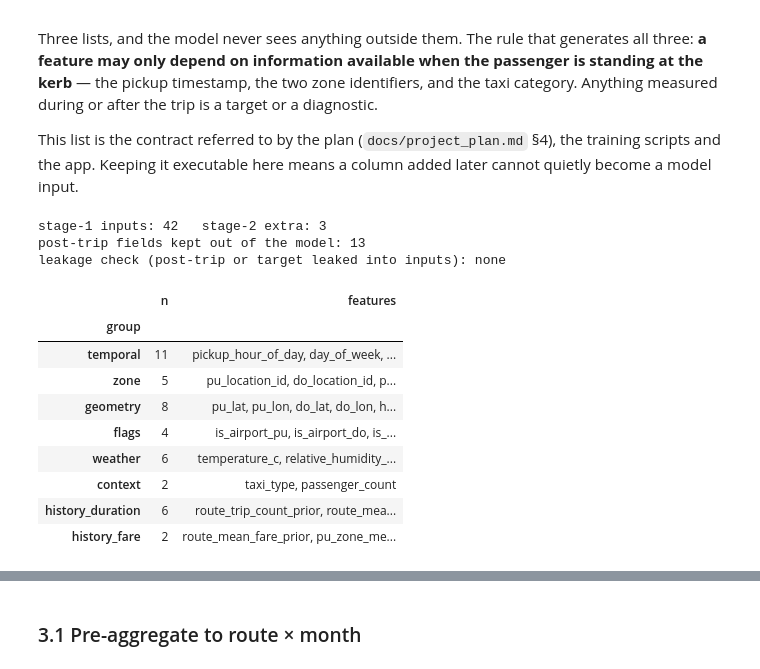
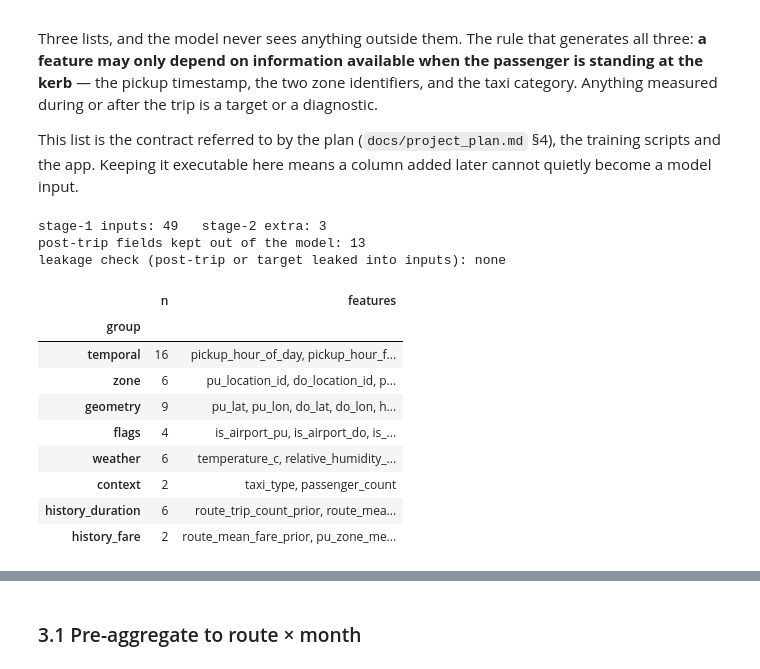
Before and after one commit to Shreyit/nyc-taxi-ml, a Jupyter notebook: notebooks/03_data_preprocessing_and_feature_engineering.ipynb, the cells around one changed output, grey strips where cells are left out. Cells and saved outputs as stored; diff of their text form; code cells hidden in the pictures.

```diff
--- a/notebooks/03_data_preprocessing_and_feature_engineering.ipynb
+++ b/notebooks/03_data_preprocessing_and_feature_engineering.ipynb
@@ -67,12 +70,14 @@ Keeping it executable here means a column added later cannot quietly become a mo
 # %%
 COLUMNS = [c[0] for c in con.execute("DESCRIBE trips").fetchall()]
 
-TEMPORAL = ["pickup_hour_of_day", "day_of_week", "day_of_month", "month", "week_of_year",
+TEMPORAL = ["pickup_hour_of_day", "pickup_hour_frac", "hour_sin", "hour_cos",
+            "day_of_week", "dow_sin", "dow_cos", "day_of_month", "month", "week_of_year",
             "is_weekend", "is_rush_hour", "is_night", "is_holiday", "is_ny_state_holiday",
             "days_to_nearest_holiday"]
-ZONE = ["pu_location_id", "do_location_id", "pu_borough", "do_borough", "cross_borough"]
+ZONE = ["pu_location_id", "do_location_id", "pu_borough", "do_borough", "pu_service_zone",
+        "cross_borough"]
 GEOMETRY = ["pu_lat", "pu_lon", "do_lat", "do_lon", "haversine_km", "manhattan_km",
-            "bearing_sin", "bearing_cos"]
+            "centroid_distance_ratio", "bearing_sin", "bearing_cos"]
 FLAGS = ["is_airport_pu", "is_airport_do", "is_cbd_pu", "is_cbd_do"]
 WEATHER = ["temperature_c", "relative_humidity_pct", "precipitation_mm", "snowfall_cm",
            "windspeed_kmh", "is_precipitating"]
@@ -84,37 +89,37 @@ HISTORY_DURATION = ["route_trip_count_prior", "route_mean_duration_prior",
 HISTORY_FARE = ["route_mean_fare_prior", "pu_zone_mean_fare_prior"]
 
 STAGE1_INPUTS = TEMPORAL + ZONE + GEOMETRY + FLAGS + WEATHER + CONTEXT + HISTORY_DURATION
 STAGE2_INPUTS = STAGE1_INPUTS + HISTORY_FARE + ["pred_duration_min"]
 
 TARGETS = ["duration_min", "fare_amount"]
 
 # Anything that is measured during or after the trip. None of these may appear in an input list.
 POST_TRIP = ["trip_distance_mi", "total_amount", "is_distance_zero", "is_distance_implausible",
              "pickup_datetime", "pickup_hour", "pickup_date", "source_month",
              "pu_zone_name", "do_zone_name", "bearing_deg", "time_of_day_bucket", "pickup_minute"]
 
 leaked = sorted(set(STAGE2_INPUTS) & set(POST_TRIP + TARGETS) - {"pred_duration_min"})
 print(f"stage-1 inputs: {len(STAGE1_INPUTS)}   stage-2 extra: {len(STAGE2_INPUTS) - len(STAGE1_INPUTS)}")
 print(f"post-trip fields kept out of the model: {len(POST_TRIP)}")
 print(f"leakage check (post-trip or target leaked into inputs): {leaked or 'none'}")
 
 contract = pd.DataFrame([
     ("temporal", TEMPORAL), ("zone", ZONE), ("geometry", GEOMETRY), ("flags", FLAGS),
     ("weather", WEATHER), ("context", CONTEXT), ("history_duration", HISTORY_DURATION),
     ("history_fare", HISTORY_FARE),
 ], columns=["group", "features"])
 contract["n"] = contract.features.str.len()
 display(contract[["group", "n"]].assign(features=contract.features.str.join(", ")).set_index("group"))
 assert not leaked
 # %% [output]
-stage-1 inputs: 42   stage-2 extra: 3
+stage-1 inputs: 49   stage-2 extra: 3
 post-trip fields kept out of the model: 13
 leakage check (post-trip or target leaked into inputs): none
 |  | n | features |
 | group |  |  |
-| temporal | 11 | pickup_hour_of_day, day_of_week, ... |
-| zone | 5 | pu_location_id, do_location_id, p... |
-| geometry | 8 | pu_lat, pu_lon, do_lat, do_lon, h... |
+| temporal | 16 | pickup_hour_of_day, pickup_hour_f... |
+| zone | 6 | pu_location_id, do_location_id, p... |
+| geometry | 9 | pu_lat, pu_lon, do_lat, do_lon, h... |
 | flags | 4 | is_airport_pu, is_airport_do, is_... |
 | weather | 6 | temperature_c, relative_humidity_... |
 | context | 2 | taxi_type, passenger_count |
```
Also changed, not shown: parts of 9 cells of this notebook, 2 other files.
